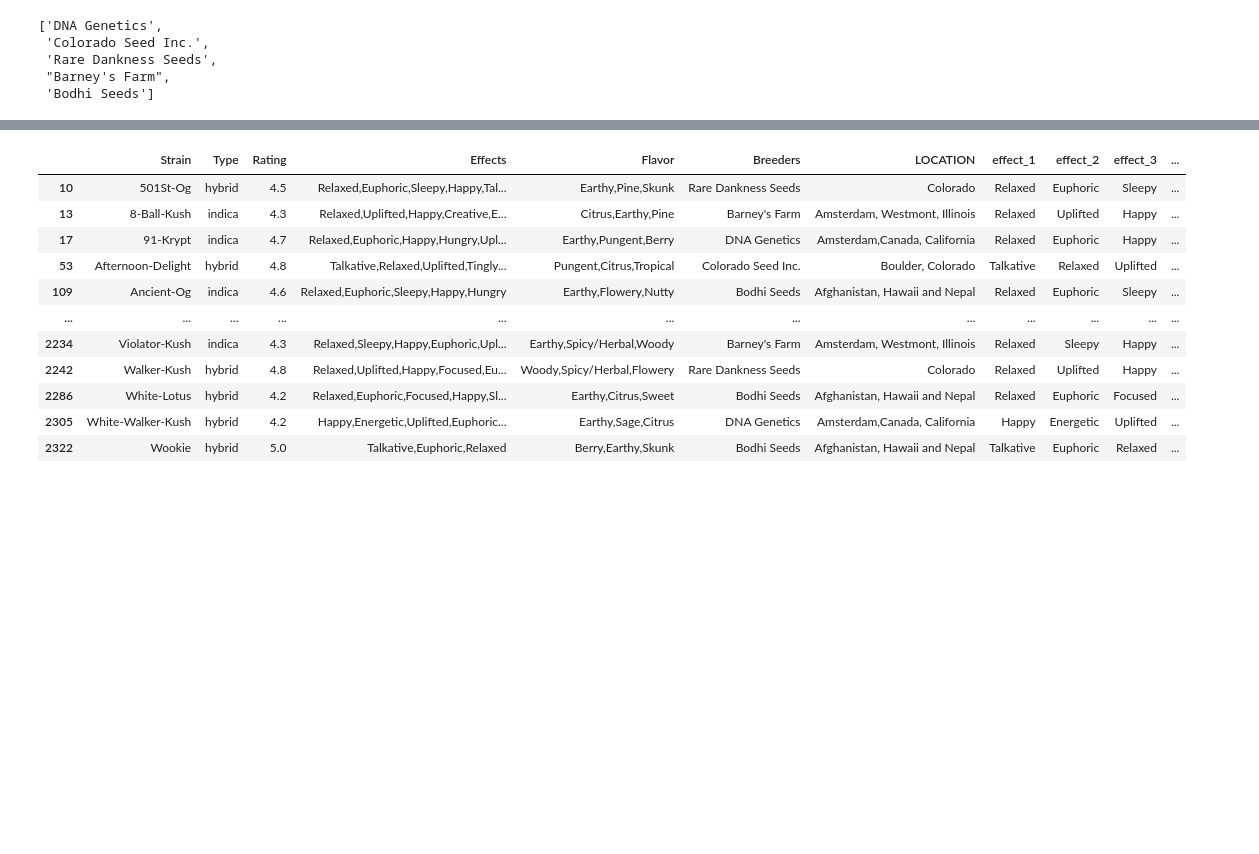
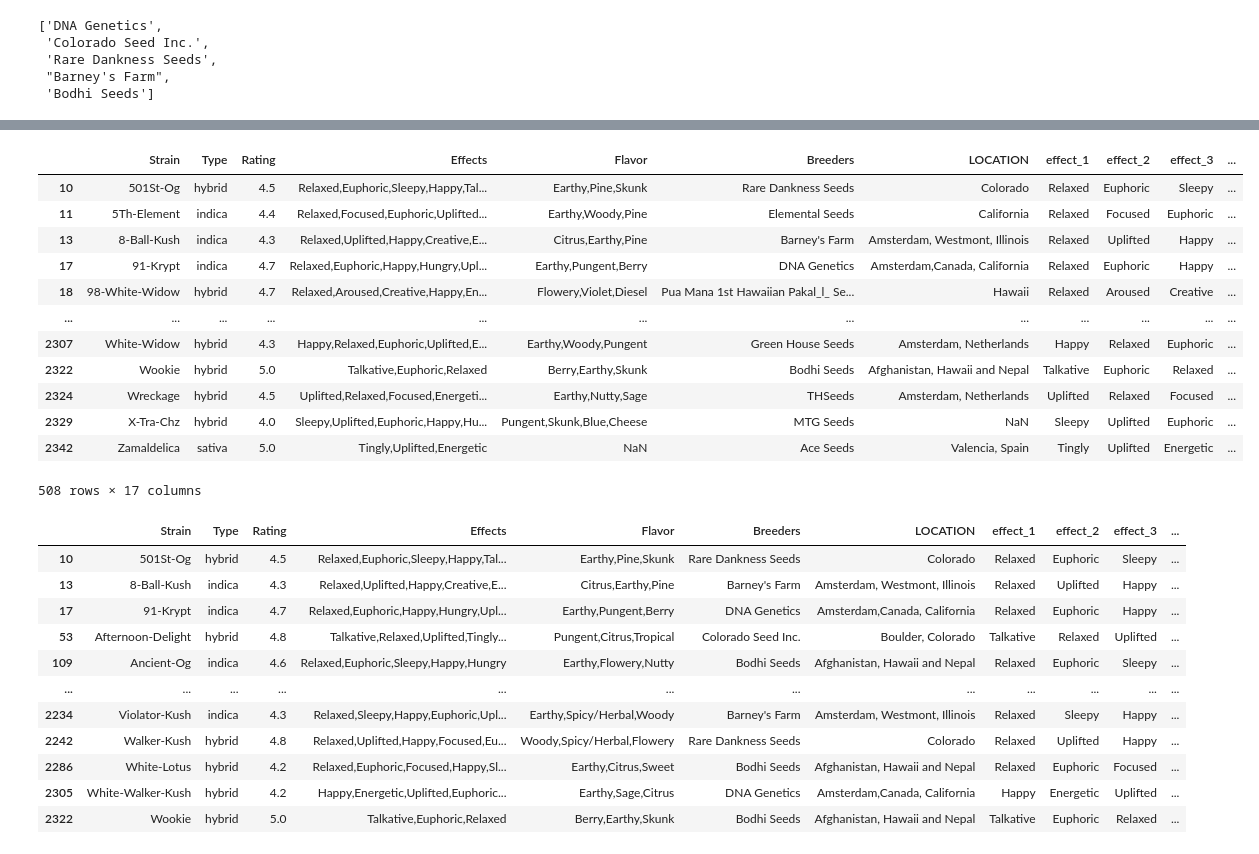
Before and after one commit to Berli85/SMU-Project-1-MaryJane, a Jupyter notebook: LattiWork/LATTIProject 1 Team 2 data.ipynb, the cells around one changed output, grey strips where cells are left out. Cells and saved outputs as stored; diff of their text form; code cells hidden in the pictures; blank space fills up the shorter version.

```diff
--- a/LattiWork/LATTIProject 1 Team 2 data.ipynb
+++ b/LattiWork/LATTIProject 1 Team 2 data.ipynb
@@ -260,3 +281,20 @@ top5_breeders
+# %%
+top50_breeders_df=OD2.loc[OD2["Breeders"].isin(top50_breeders)]
+top50_breeders_df
+# %% [output]
+|  | Strain | Type | Rating | Effects | Flavor | Breeders | LOCATION | effect_1 | effect_2 | effect_3 | ... |
+| 10 | 501St-Og | hybrid | 4.5 | Relaxed,Euphoric,Sleepy,Happy,Tal... | Earthy,Pine,Skunk | Rare Dankness Seeds | Colorado | Relaxed | Euphoric | Sleepy | ... |
+| 11 | 5Th-Element | indica | 4.4 | Relaxed,Focused,Euphoric,Uplifted... | Earthy,Woody,Pine | Elemental Seeds | California | Relaxed | Focused | Euphoric | ... |
+| 13 | 8-Ball-Kush | indica | 4.3 | Relaxed,Uplifted,Happy,Creative,E... | Citrus,Earthy,Pine | Barney's Farm | Amsterdam, Westmont, Illinois | Relaxed | Uplifted | Happy | ... |
+| 17 | 91-Krypt | indica | 4.7 | Relaxed,Euphoric,Happy,Hungry,Upl... | Earthy,Pungent,Berry | DNA Genetics | Amsterdam,Canada, California | Relaxed | Euphoric | Happy | ... |
+| 18 | 98-White-Widow | hybrid | 4.7 | Relaxed,Aroused,Creative,Happy,En... | Flowery,Violet,Diesel | Pua Mana 1st Hawaiian Pakal_l_ Se... | Hawaii | Relaxed | Aroused | Creative | ... |
+| ... | ... | ... | ... | ... | ... | ... | ... | ... | ... | ... | ... |
+| 2307 | White-Widow | hybrid | 4.3 | Happy,Relaxed,Euphoric,Uplifted,E... | Earthy,Woody,Pungent | Green House Seeds | Amsterdam, Netherlands | Happy | Relaxed | Euphoric | ... |
+| 2322 | Wookie | hybrid | 5.0 | Talkative,Euphoric,Relaxed | Berry,Earthy,Skunk | Bodhi Seeds | Afghanistan, Hawaii and Nepal | Talkative | Euphoric | Relaxed | ... |
+| 2324 | Wreckage | hybrid | 4.5 | Uplifted,Relaxed,Focused,Energeti... | Earthy,Nutty,Sage | THSeeds | Amsterdam, Netherlands | Uplifted | Relaxed | Focused | ... |
+| 2329 | X-Tra-Chz | hybrid | 4.0 | Sleepy,Uplifted,Euphoric,Happy,Hu... | Pungent,Skunk,Blue,Cheese | MTG Seeds | NaN | Sleepy | Uplifted | Euphoric | ... |
+| 2342 | Zamaldelica | sativa | 5.0 | Tingly,Uplifted,Energetic | NaN | Ace Seeds | Valencia, Spain | Tingly | Uplifted | Energetic | ... |
+508 rows × 17 columns
 # %%
 # Create a dataframe for the top 5 breeders
 top5_breeders_df=OD2.loc[OD2["Breeders"].isin(top5_breeders)]
```
Also changed, not shown: parts of 7 cells of this notebook.
